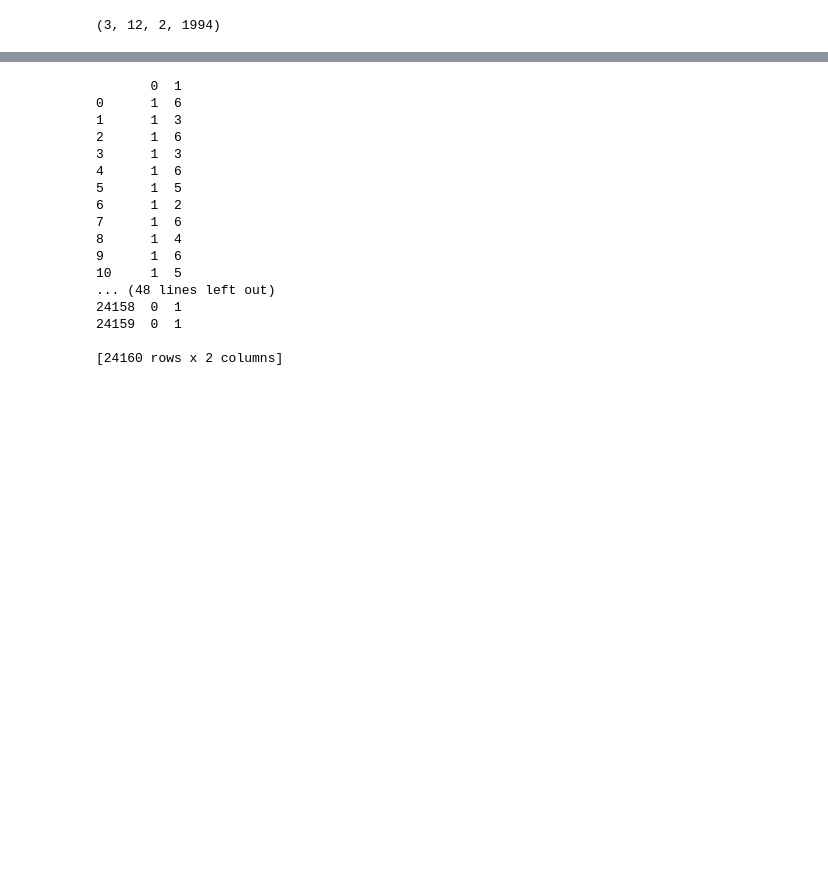
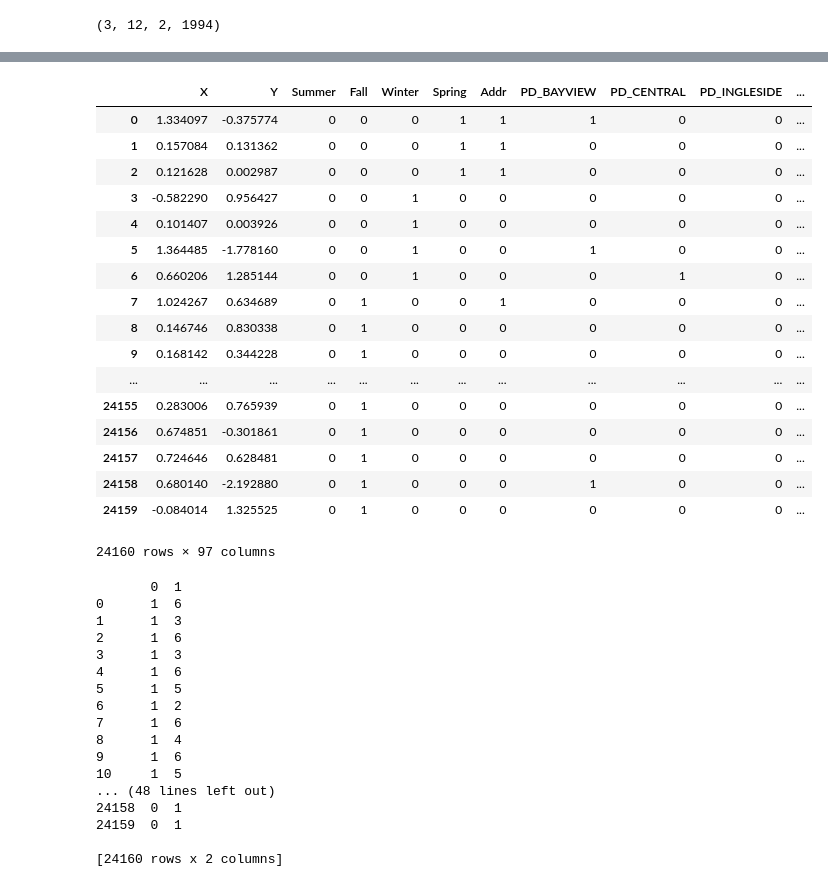
Before and after one commit to AdityaThaokar/Predective-Policing-, a Jupyter notebook: crime_ann.ipynb, the cells around one changed output, grey strips where cells are left out. Saved outputs shown, nothing was run; the diff lists cells and outputs as text; code cells hidden in the pictures; blank space fills up the shorter version.

```diff
--- a/crime_ann.ipynb
+++ b/crime_ann.ipynb
@@ -300,3 +300,24 @@ Done!
+# %%
+features
+# %% [output]
+|  | X | Y | Summer | Fall | Winter | Spring | Addr | PD_BAYVIEW | PD_CENTRAL | PD_INGLESIDE | ... |
+| 0 | 1.334097 | -0.375774 | 0 | 0 | 0 | 1 | 1 | 1 | 0 | 0 | ... |
+| 1 | 0.157084 | 0.131362 | 0 | 0 | 0 | 1 | 1 | 0 | 0 | 0 | ... |
+| 2 | 0.121628 | 0.002987 | 0 | 0 | 0 | 1 | 1 | 0 | 0 | 0 | ... |
+| 3 | -0.582290 | 0.956427 | 0 | 0 | 1 | 0 | 0 | 0 | 0 | 0 | ... |
+| 4 | 0.101407 | 0.003926 | 0 | 0 | 1 | 0 | 0 | 0 | 0 | 0 | ... |
+| 5 | 1.364485 | -1.778160 | 0 | 0 | 1 | 0 | 0 | 1 | 0 | 0 | ... |
+| 6 | 0.660206 | 1.285144 | 0 | 0 | 1 | 0 | 0 | 0 | 1 | 0 | ... |
+| 7 | 1.024267 | 0.634689 | 0 | 1 | 0 | 0 | 1 | 0 | 0 | 0 | ... |
+| 8 | 0.146746 | 0.830338 | 0 | 1 | 0 | 0 | 0 | 0 | 0 | 0 | ... |
+| 9 | 0.168142 | 0.344228 | 0 | 1 | 0 | 0 | 0 | 0 | 0 | 0 | ... |
+| ... | ... | ... | ... | ... | ... | ... | ... | ... | ... | ... | ... |
+| 24155 | 0.283006 | 0.765939 | 0 | 1 | 0 | 0 | 0 | 0 | 0 | 0 | ... |
+| 24156 | 0.674851 | -0.301861 | 0 | 1 | 0 | 0 | 0 | 0 | 0 | 0 | ... |
+| 24157 | 0.724646 | 0.628481 | 0 | 1 | 0 | 0 | 0 | 0 | 0 | 0 | ... |
+| 24158 | 0.680140 | -2.192880 | 0 | 1 | 0 | 0 | 0 | 1 | 0 | 0 | ... |
+| 24159 | -0.084014 | 1.325525 | 0 | 1 | 0 | 0 | 0 | 0 | 0 | 0 | ... |
+24160 rows × 97 columns
 # %%
 # Encoding categorical data
 from sklearn.preprocessing import LabelEncoder, OneHotEncoder
```
Also changed, not shown: parts of 10 cells of this notebook, 2 other files.
